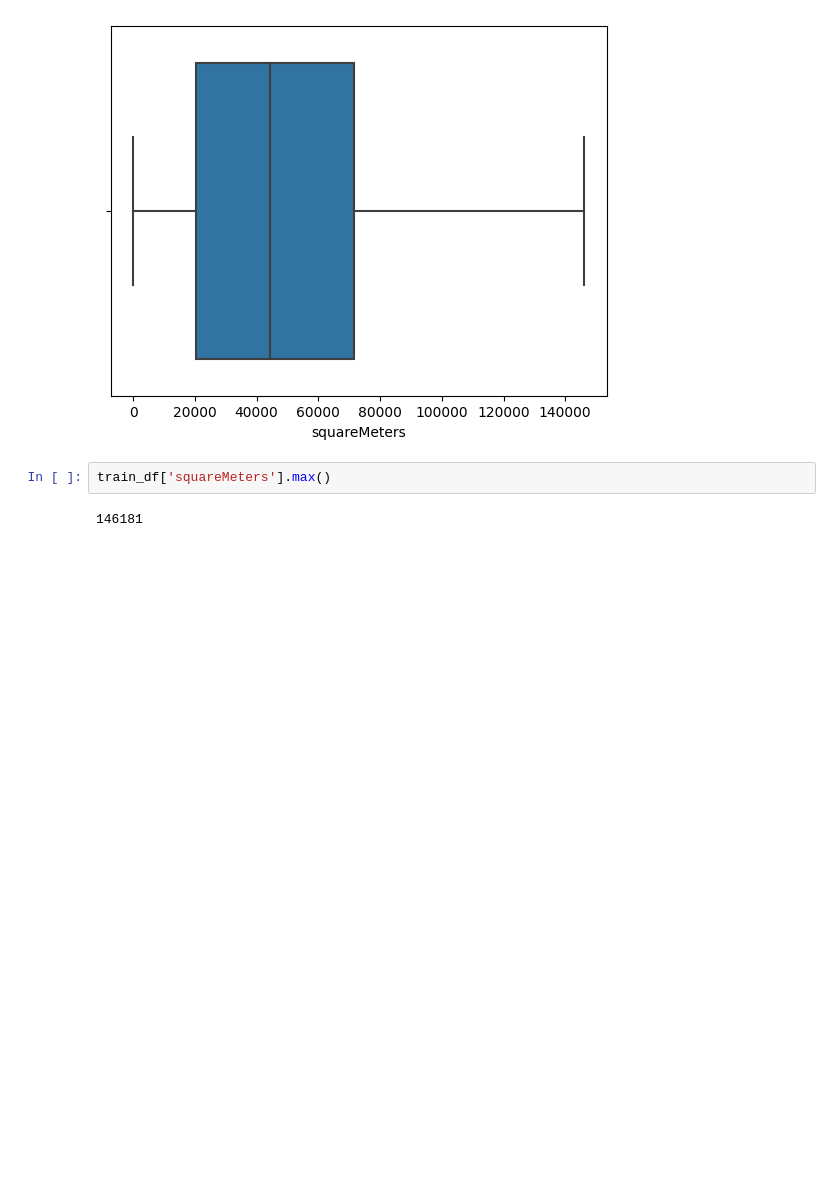
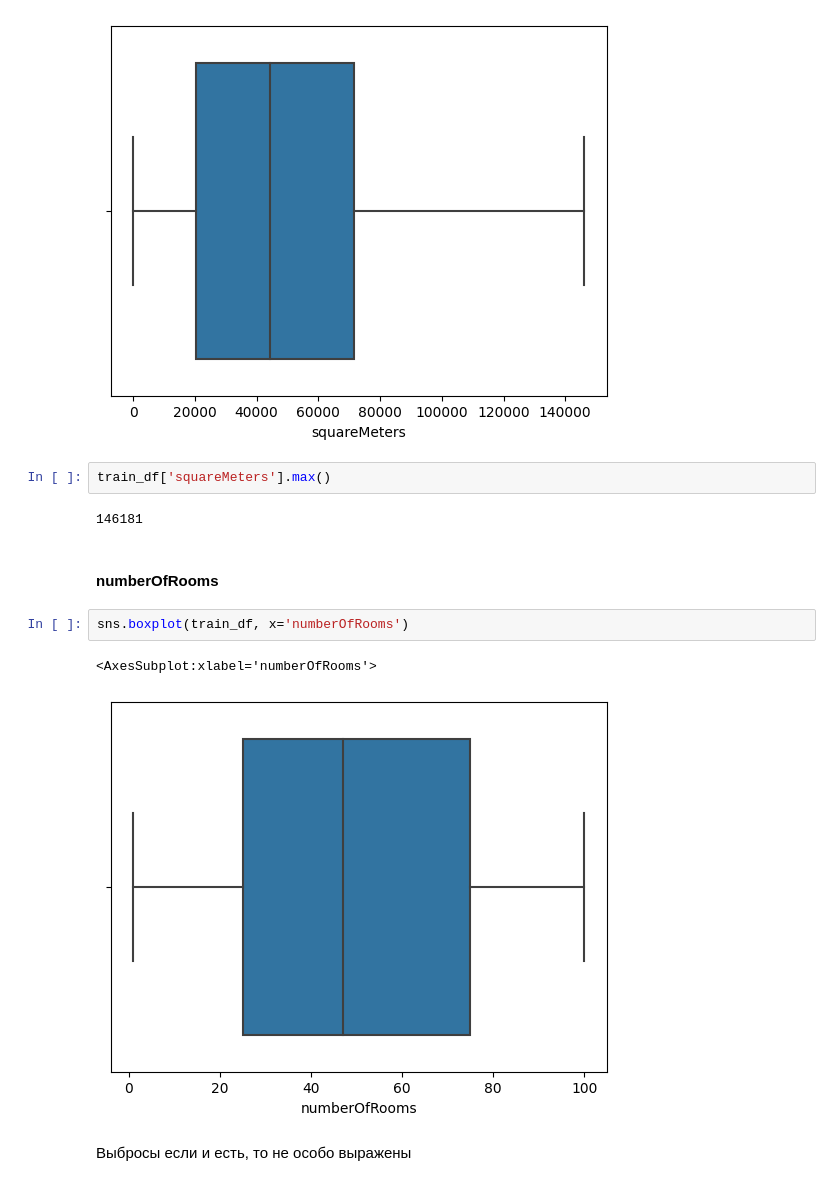
Before and after one commit to BagzzBunny/Regression-with-a-Tabular-Paris-Housing-Price-Dataset, a Jupyter notebook: housing_price_paris.ipynb, the cells around one changed output. Saved outputs shown, nothing was run; the diff lists cells and outputs as text; blank space fills up the shorter version.

Commit message:
added numberOfRooms analysis

```diff
--- a/housing_price_paris.ipynb
+++ b/housing_price_paris.ipynb
@@ -151,3 +151,12 @@ sns.boxplot(train_df, x='squareMeters')
 train_df['squareMeters'].max()
 # %% [output]
 146181
+# %% [markdown]
+<h4>numberOfRooms</h4>
+# %%
+sns.boxplot(train_df, x='numberOfRooms')
+# %% [output]
+<AxesSubplot:xlabel='numberOfRooms'>
+[figure, added]
+# %% [markdown]
+Выбросы если и есть, то не особо выражены
```
Also changed, not shown: parts of 2 cells of this notebook.
